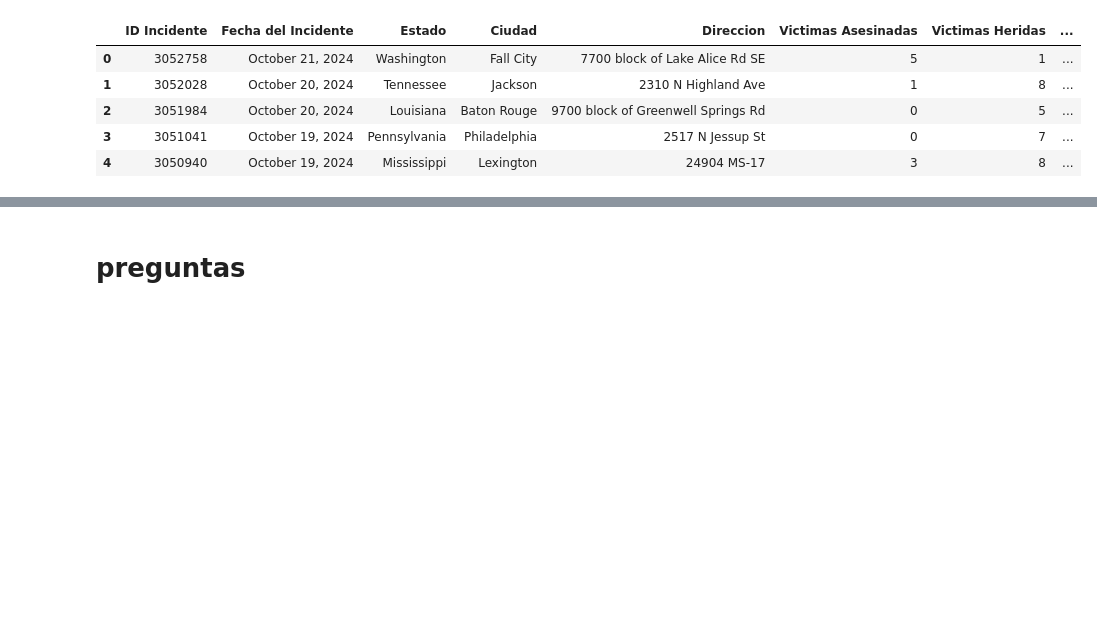
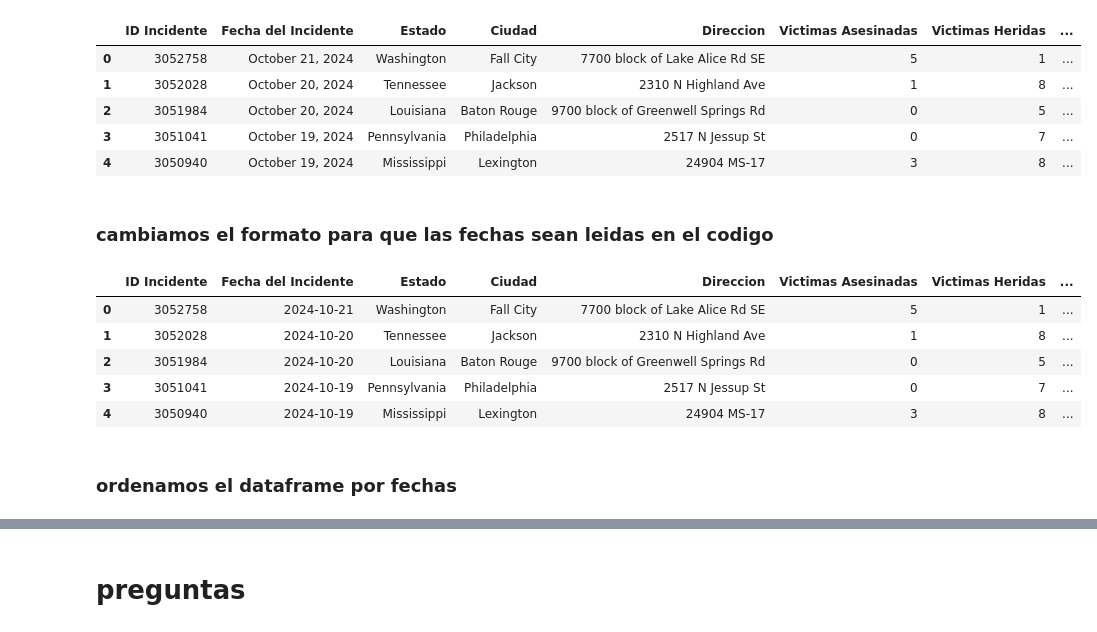
Before and after one commit to vamphook972/Gun_Violence_Dataset_US, a Jupyter notebook: Gun_Violence_Dataset_US.ipynb, the cells around one changed output, grey strips where cells are left out. Cells and saved outputs as stored; diff of their text form; code cells hidden in the pictures; blank space fills up the shorter version.

```diff
--- a/Gun_Violence_Dataset_US.ipynb
+++ b/Gun_Violence_Dataset_US.ipynb
@@ -254,3 +256,5 @@ df1.head()
 | 2 | 3051984 | October 20, 2024 | Louisiana | Baton Rouge | 9700 block of Greenwell Springs Rd | 0 | 5 | ... |
 | 3 | 3051041 | October 19, 2024 | Pennsylvania | Philadelphia | 2517 N Jessup St | 0 | 7 | ... |
 | 4 | 3050940 | October 19, 2024 | Mississippi | Lexington | 24904 MS-17 | 3 | 8 | ... |
+# %% [markdown]
+### cambiamos el formato para que las fechas sean leidas en el codigo
@@ -256,0 +263,11 @@ df1.head()
+# %%
+df1.head()
+# %% [output]
+|  | ID Incidente | Fecha del Incidente | Estado | Ciudad | Direccion | Victimas Asesinadas | Victimas Heridas | ... |
+| 0 | 3052758 | 2024-10-21 | Washington | Fall City | 7700 block of Lake Alice Rd SE | 5 | 1 | ... |
+| 1 | 3052028 | 2024-10-20 | Tennessee | Jackson | 2310 N Highland Ave | 1 | 8 | ... |
+| 2 | 3051984 | 2024-10-20 | Louisiana | Baton Rouge | 9700 block of Greenwell Springs Rd | 0 | 5 | ... |
+| 3 | 3051041 | 2024-10-19 | Pennsylvania | Philadelphia | 2517 N Jessup St | 0 | 7 | ... |
+| 4 | 3050940 | 2024-10-19 | Mississippi | Lexington | 24904 MS-17 | 3 | 8 | ... |
+# %% [markdown]
+### ordenamos el dataframe por fechas
```
Also changed, not shown: parts of 8 cells of this notebook.
